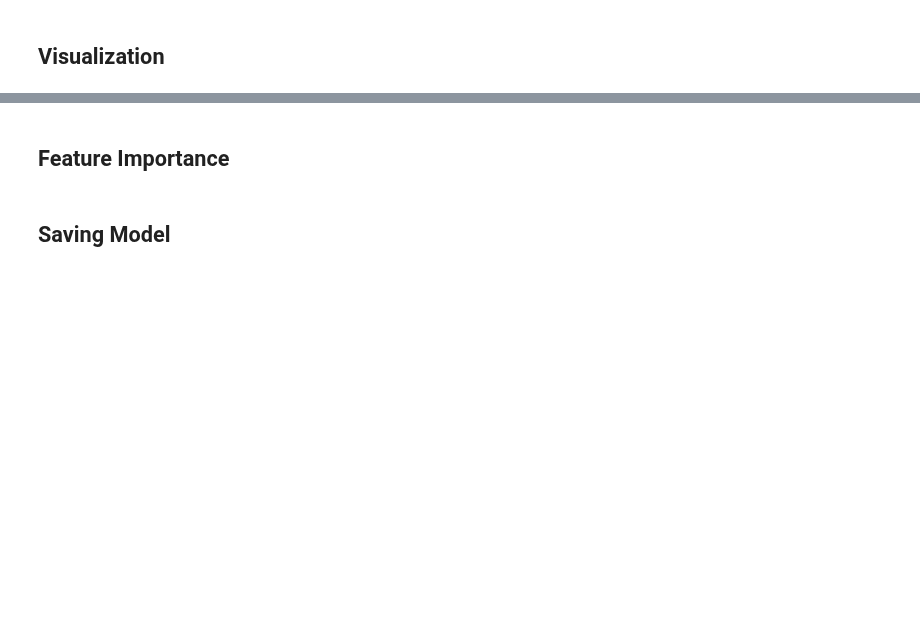
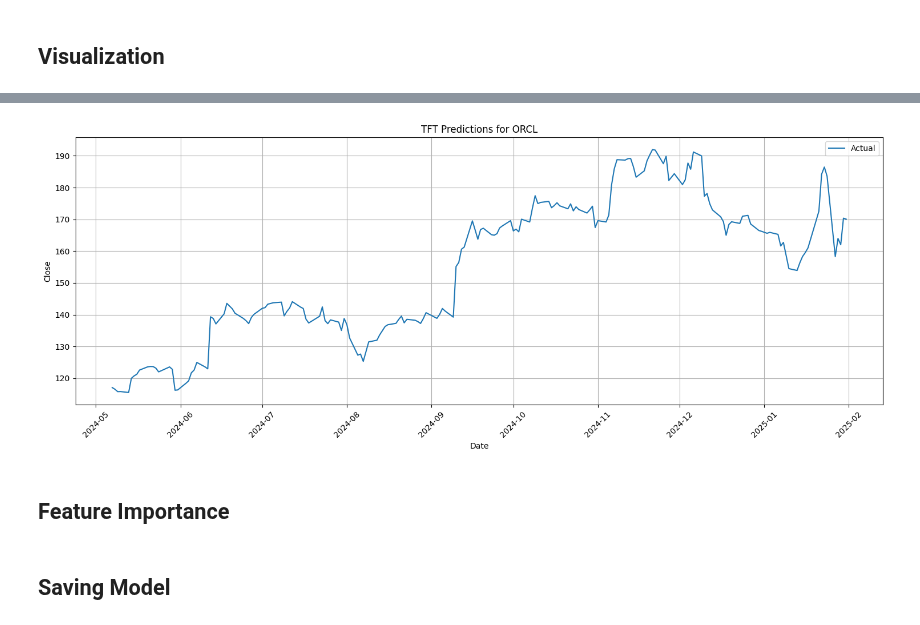
Before and after one commit to ManuelBagasina/DATCapstone, a Jupyter notebook: TFT.ipynb, the cells around one changed output, grey strips where cells are left out. Drawn from its saved outputs; the diff is of its cells as text; code cells hidden in the pictures; blank space fills up the shorter version.

```diff
--- a/TFT.ipynb
+++ b/TFT.ipynb
@@ -351,2 +475,23 @@ val_dataloader = validation.to_dataloader(train=False, batch_size=batch_size, nu
+# %%
+# Visualize predictions vs actuals over time for a specific stock
+ticker_to_plot = df_processed['Ticker'].unique()[0]  # Choose first ticker
+ticker_val_data = df_processed[(df_processed['Ticker'] == ticker_to_plot) & (~df_processed['is_train'])].copy()
+
+# Plot time series data for the selected ticker
+if len(ticker_val_data) > 0:
+    plt.figure(figsize=(15, 6))
+    plt.plot(ticker_val_data['Date'], ticker_val_data[target], label='Actual')
+    # You would add predictions here after matching them to dates
+    plt.title(f'TFT Predictions for {ticker_to_plot}')
+    plt.xlabel('Date')
+    plt.ylabel(target)
+    plt.legend()
+    plt.grid(True)
+    plt.xticks(rotation=45)
+    plt.tight_layout()
+    plt.savefig(f'tft_predictions_{ticker_to_plot}.png')
+    plt.show()
+# %% [output]
+[figure, added]
 # %% [markdown]
 ## Feature Importance
```
Also changed, not shown: parts of 8 cells of this notebook.
